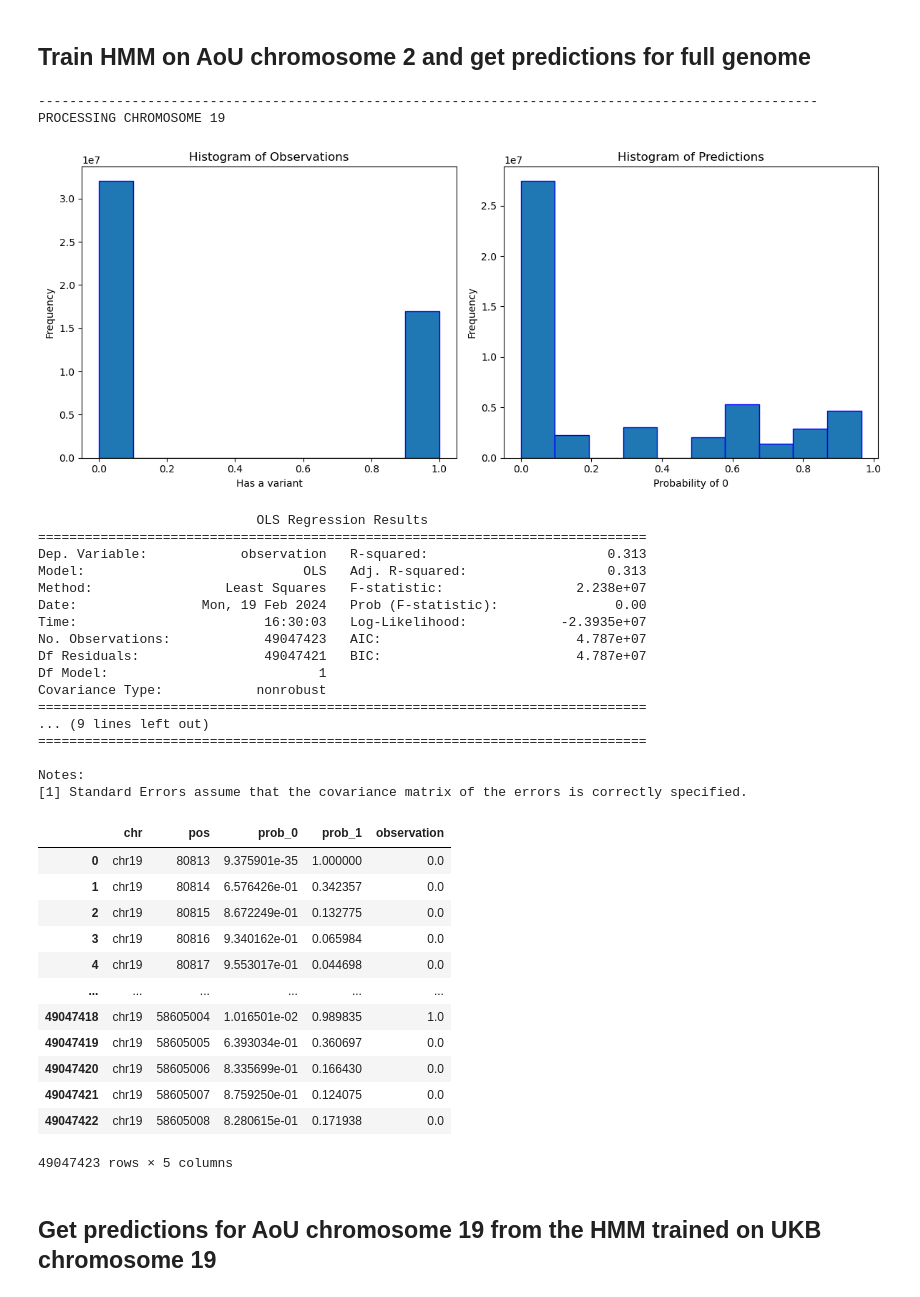
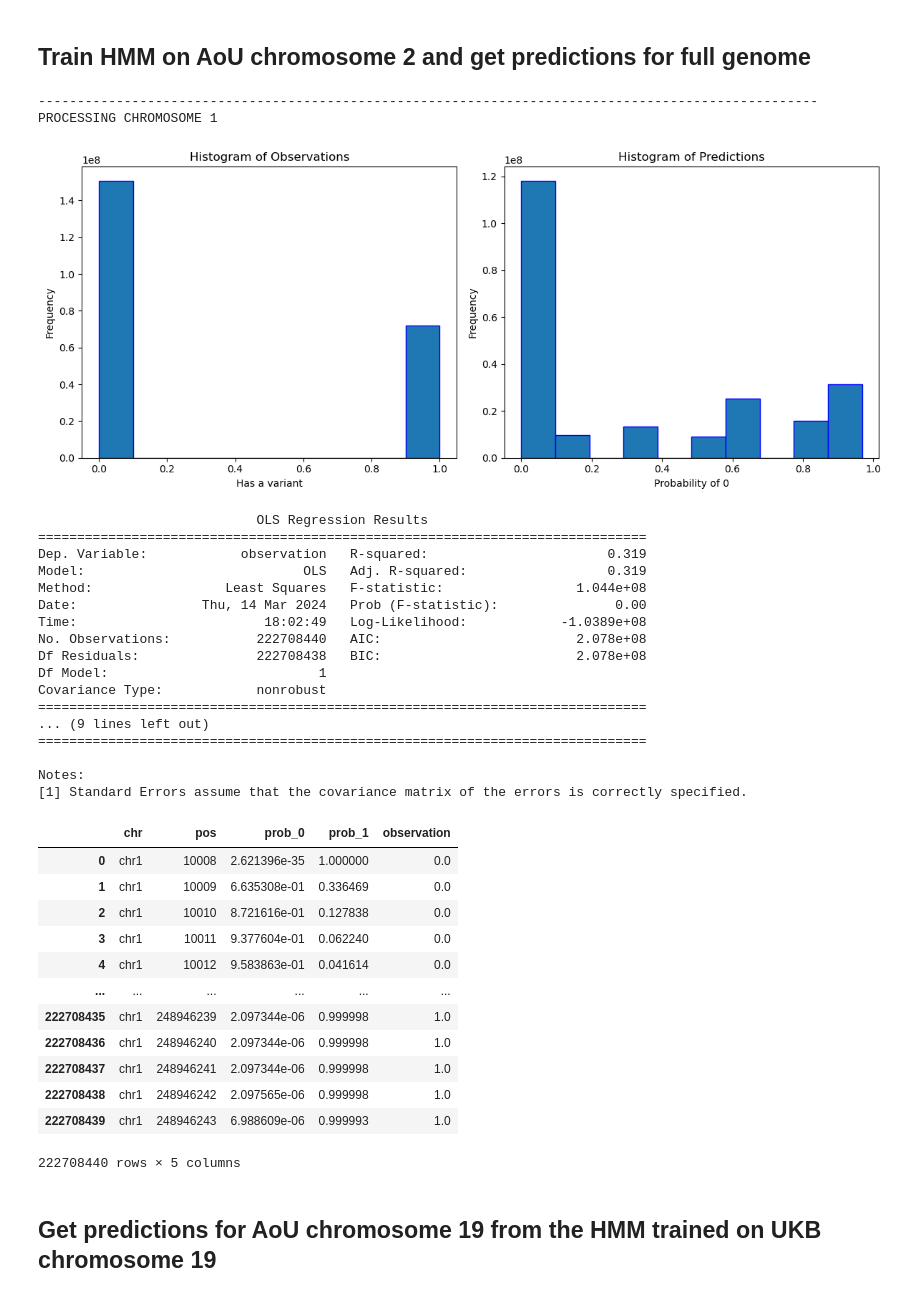
Before and after one commit to healthcare-medicine-ai/wgs-constraint-llm, a Jupyter notebook: AoU Mutation Predictions.ipynb, the cells around one changed output. Saved outputs shown, nothing was run; the diff lists cells and outputs as text; code cells hidden in the pictures.

Commit message:
Updated figures for presentation

```diff
--- a/AoU Mutation Predictions.ipynb
+++ b/AoU Mutation Predictions.ipynb
@@ -57,9 +59,24 @@ genome_coverage_file_path = data_path + 'gnomad.genomes.r3.0.1.coverage.summary.
 def calculate_overlap(row, positions, start_col='start', end_col='end'):
     return np.sum((row[start_col] <= positions) & (positions <= row[end_col])) / (row[end_col] - row[start_col] + 1)
 
-def get_sequence(coverage_df, variants_df):
+def get_sequence(coverage_df, variants_df, gene_df=None):
     # Get the length of the genetic sequence
     sequence_length = max(coverage_df['pos'].max(), variants_df['pos'].max())
+
+    # Create a boolean mask for the combined protein-coding regions
+    protein_coding_mask = np.ones(sequence_length + 1, dtype=bool)
+
+    # If gene_df is given, create filter for protein-coding regions
+    if gene_df is not None:
+        # Get the length of the genetic sequence
+        sequence_length = max(gene_df['end'].max(), coverage_df['pos'].max(), variants_df['pos'].max())
+
+        # Create a boolean mask for the combined protein-coding regions
+        protein_coding_mask = np.zeros(sequence_length + 1, dtype=bool)
+
+        # Use NumPy boolean indexing to set True for positions between 'start' and 'end' of the region
+        for start, end in zip(gene_df['start'].to_numpy(), gene_df['end'].to_numpy()):
+            protein_coding_mask[start:end+1] = 1
 
     # Create boolean mask for exome coverage
     coverage_mask = np.zeros(sequence_length + 1, dtype=bool)
@@ -74,9 +91,9 @@ def get_sequence(coverage_df, variants_df):
     sequence[variants_df['pos'].to_numpy()] = 1
 
     # Filter for only the protein-coding regions with over 80% exome coverage
-    observations = np.array(sequence[coverage_mask])
+    observations = np.array(sequence[protein_coding_mask & coverage_mask])
 
-    positions = np.where(coverage_mask)[0]
+    positions = np.where(protein_coding_mask & coverage_mask)[0]
 
     return observations, positions
 
@@ -278,8 +370,8 @@ aou_variants_df
 ## Train HMM on AoU chromosome 2 and get predictions for full genome
 # %%
 # Define coverage filter
-# coverage_filter = '0.5_over10' # coverage['over10'] > 0.5
-coverage_filter = '0.9_over20' # coverage['over20'] > 0.9
+coverage_filter = '0.5_over10' # coverage['over10'] > 0.5
+# coverage_filter = '0.9_over20' # coverage['over20'] > 0.9
 
 # Define pattern for coverage file paths
 # coverage_file_prefix = data_path + 'gnomad.genomes.r3.0.1.coverage_0.5_over10_chr'
@@ -314,7 +406,7 @@ else:
     joblib.dump(model, hmm_file_path)
 # %%
 # for chromnum in range(1,23):
-for chromnum in [19,]:
+for chromnum in [1,]:
     print('-'*100)
     print("PROCESSING CHROMOSOME", str(chromnum))
 
@@ -323,44 +415,44 @@ for chromnum in [19,]:
     chr_coverage_df = pd.read_csv(coverage_file_prefix + str(chromnum) + coverage_file_suffix, sep='\t', names=['pos'])
 
     # Get training data for the chromosome
     observations, positions = get_sequence(chr_coverage_df, chr_variants_df)
 
     # Fit HMM and retrieve probabilites
     probabilities = get_HMM_predictions(observations, model, order=order)
 
     # Create a DataFrame with 'pos' reflecting the index of the original sequence and 'prob_0/1' as the predictions
     chr_predictions_df = pd.DataFrame({'chr': 'chr' + str(chromnum),
                                        'pos': positions[0:-order],
                                        'prob_0': probabilities[:, 0],
                                        'prob_1': probabilities[:, 1],
                                        'observation': observations[0:-order]
                                       })
 
     predictions_file_prefix = model_name + "_predictions_aou_chr"
 
     # Checkpoint chr_predictions_df to a csv to avoid memory bottleneck
     chr_predictions_df.to_csv(predictions_file_prefix + str(chromnum) + ".tsv.gz", index=False, compression='gzip', sep='\t')
 
     # Plot histograms for predicted vs observed variants
     plot_hist_from_predictions(chr_predictions_df)
 
     # Run regression
     f_statistic, p_value_f_statistic = ols_regression(chr_predictions_df)
 
 chr_predictions_df
 # %% [output]
 ----------------------------------------------------------------------------------------------------
-PROCESSING CHROMOSOME 19
+PROCESSING CHROMOSOME 1
-[figure, old version]
+[figure, new version]
                             OLS Regression Results
 ==============================================================================
-Dep. Variable:            observation   R-squared:                       0.313
-Model:                            OLS   Adj. R-squared:                  0.313
-Method:                 Least Squares   F-statistic:                 2.238e+07
-Date:                Mon, 19 Feb 2024   Prob (F-statistic):               0.00
-Time:                        16:30:03   Log-Likelihood:            -2.3935e+07
-No. Observations:            49047423   AIC:                         4.787e+07
-Df Residuals:                49047421   BIC:                         4.787e+07
+Dep. Variable:            observation   R-squared:                       0.319
+Model:                            OLS   Adj. R-squared:                  0.319
+Method:                 Least Squares   F-statistic:                 1.044e+08
+Date:                Thu, 14 Mar 2024   Prob (F-statistic):               0.00
+Time:                        18:02:49   Log-Likelihood:            -1.0389e+08
+No. Observations:           222708440   AIC:                         2.078e+08
+Df Residuals:               222708438   BIC:                         2.078e+08
 Df Model:                           1
 Covariance Type:            nonrobust
 ==============================================================================
@@ -370,18 +462,18 @@ Covariance Type:            nonrobust
 Notes:
 [1] Standard Errors assume that the covariance matrix of the errors is correctly specified.
 |  | chr | pos | prob_0 | prob_1 | observation |
-| 0 | chr19 | 80813 | 9.375901e-35 | 1.000000 | 0.0 |
-| 1 | chr19 | 80814 | 6.576426e-01 | 0.342357 | 0.0 |
-| 2 | chr19 | 80815 | 8.672249e-01 | 0.132775 | 0.0 |
-| 3 | chr19 | 80816 | 9.340162e-01 | 0.065984 | 0.0 |
-| 4 | chr19 | 80817 | 9.553017e-01 | 0.044698 | 0.0 |
+| 0 | chr1 | 10008 | 2.621396e-35 | 1.000000 | 0.0 |
+| 1 | chr1 | 10009 | 6.635308e-01 | 0.336469 | 0.0 |
+| 2 | chr1 | 10010 | 8.721616e-01 | 0.127838 | 0.0 |
+| 3 | chr1 | 10011 | 9.377604e-01 | 0.062240 | 0.0 |
+| 4 | chr1 | 10012 | 9.583863e-01 | 0.041614 | 0.0 |
 | ... | ... | ... | ... | ... | ... |
-| 49047418 | chr19 | 58605004 | 1.016501e-02 | 0.989835 | 1.0 |
-| 49047419 | chr19 | 58605005 | 6.393034e-01 | 0.360697 | 0.0 |
-| 49047420 | chr19 | 58605006 | 8.335699e-01 | 0.166430 | 0.0 |
-| 49047421 | chr19 | 58605007 | 8.759250e-01 | 0.124075 | 0.0 |
-| 49047422 | chr19 | 58605008 | 8.280615e-01 | 0.171938 | 0.0 |
+| 222708435 | chr1 | 248946239 | 2.097344e-06 | 0.999998 | 1.0 |
+| 222708436 | chr1 | 248946240 | 2.097344e-06 | 0.999998 | 1.0 |
+| 222708437 | chr1 | 248946241 | 2.097344e-06 | 0.999998 | 1.0 |
+| 222708438 | chr1 | 248946242 | 2.097565e-06 | 0.999998 | 1.0 |
+| 222708439 | chr1 | 248946243 | 6.988609e-06 | 0.999993 | 1.0 |
-49047423 rows × 5 columns
+222708440 rows × 5 columns
 # %% [markdown]
 ## Get predictions for AoU chromosome 19 from the HMM trained on UKB chromosome 19
 # %%
```
Also changed, not shown: parts of 6 cells of this notebook, 5 other files.
